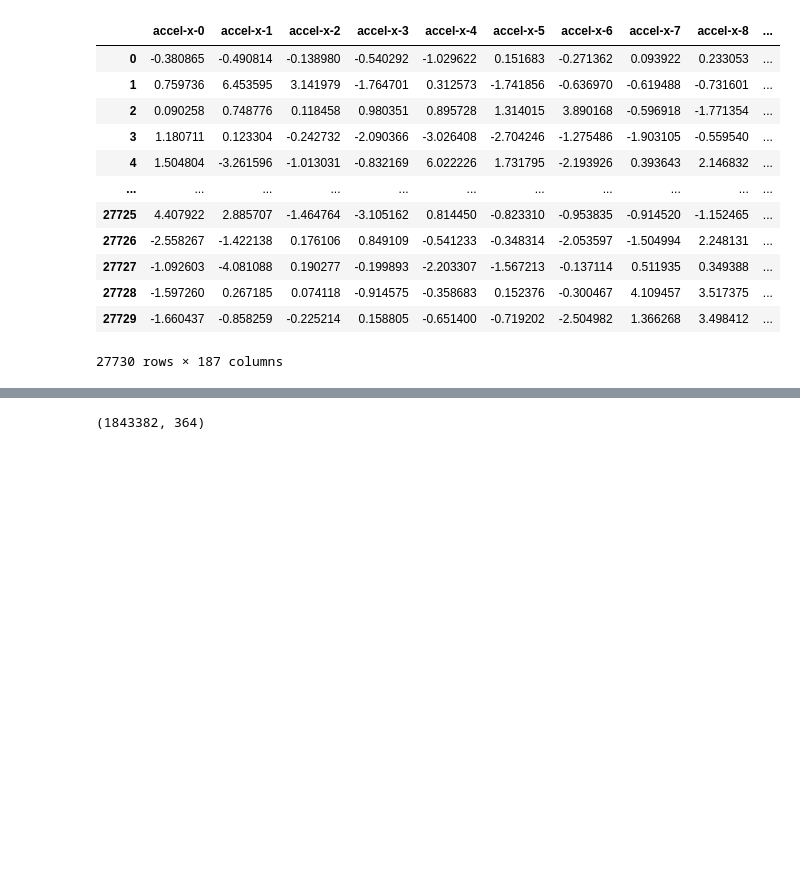
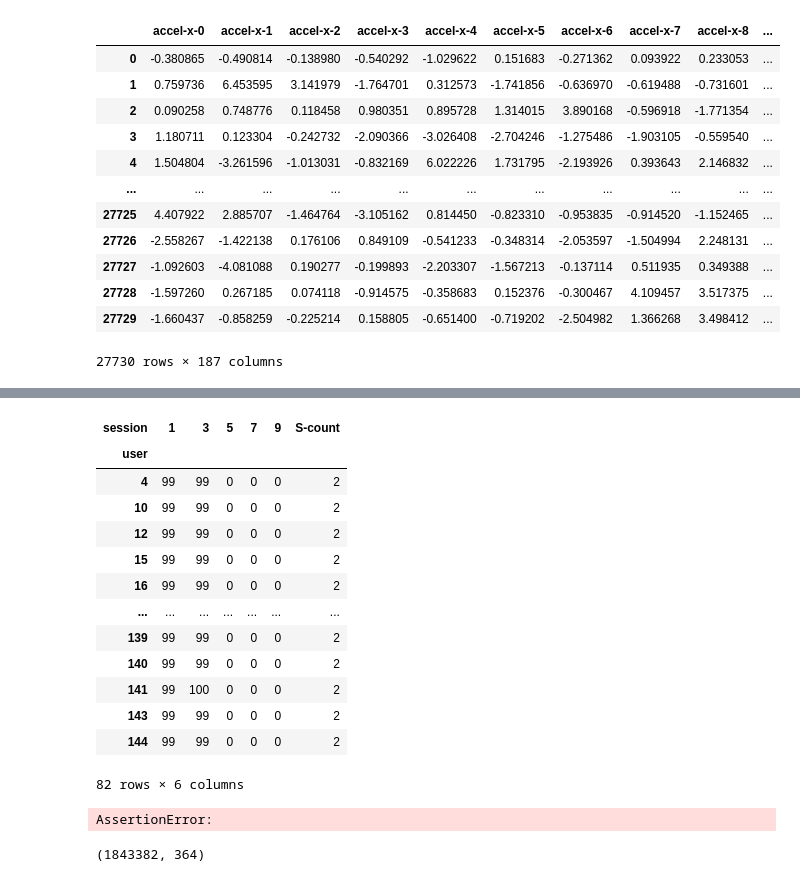
Before and after one commit to HubertPalo/hapt-dataset-loader, a Jupyter notebook: generator/analyzing_rg_dataset copy.ipynb, the cells around one changed output, grey strips where cells are left out. Saved outputs shown, nothing was run; the diff lists cells and outputs as text; code cells hidden in the pictures; blank space fills up the shorter version.

```diff
--- a/generator/analyzing_rg.ipynb
+++ b/generator/analyzing_rg_dataset copy.ipynb
@@ -24,0 +80,6 @@ data
+# %%
+data = np.loadtxt('../data/original/RecodGait_v2/RecodGait v2/raw_data/01___session1____data_accelerometer.txt', delimiter=',')
+print(data.shape)
+data = data[500:-500]
+print(data.shape)
+frames = [data[i:i+frame_size, :] for i in range(0,data.shape[0]-frame_size,step)]
@@ -48,0 +120,21 @@ data_sessions
+# %%
+train_data_sessions
+# %% [output]
+| session | 1 | 3 | 5 | 7 | 9 | S-count |
+| user |  |  |  |  |  |  |
+| 4 | 99 | 99 | 0 | 0 | 0 | 2 |
+| 10 | 99 | 99 | 0 | 0 | 0 | 2 |
+| 12 | 99 | 99 | 0 | 0 | 0 | 2 |
+| 15 | 99 | 99 | 0 | 0 | 0 | 2 |
+| 16 | 99 | 99 | 0 | 0 | 0 | 2 |
+| ... | ... | ... | ... | ... | ... | ... |
+| 139 | 99 | 99 | 0 | 0 | 0 | 2 |
+| 140 | 99 | 99 | 0 | 0 | 0 | 2 |
+| 141 | 99 | 100 | 0 | 0 | 0 | 2 |
+| 143 | 99 | 99 | 0 | 0 | 0 | 2 |
+| 144 | 99 | 99 | 0 | 0 | 0 | 2 |
+82 rows × 6 columns
+# %%
+val_data_sessions
+# %% [output]
+AssertionError:
```
Also changed, not shown: parts of 6 cells of this notebook, 3 other files.
